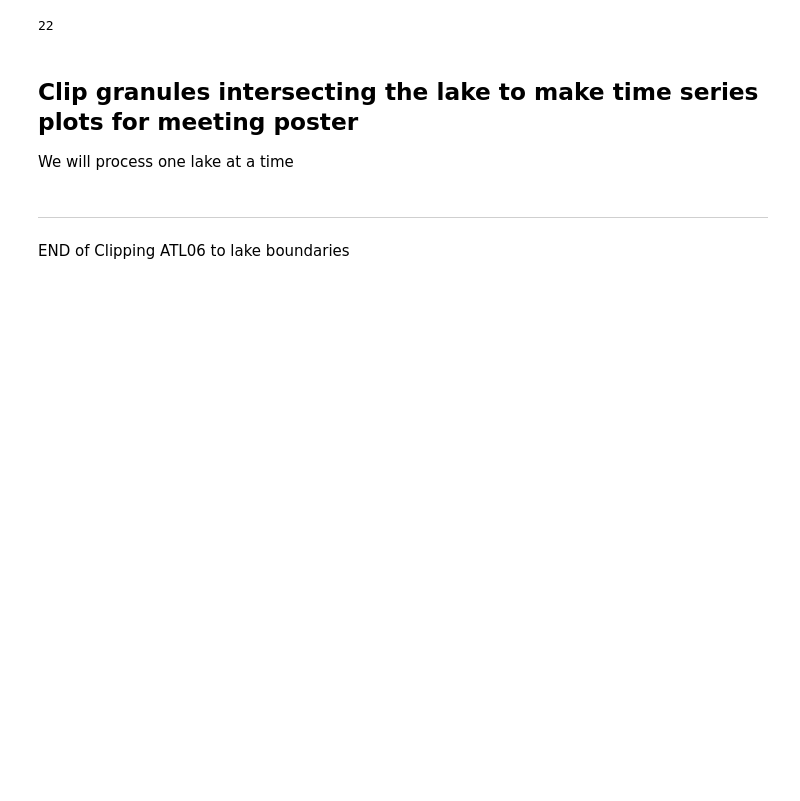
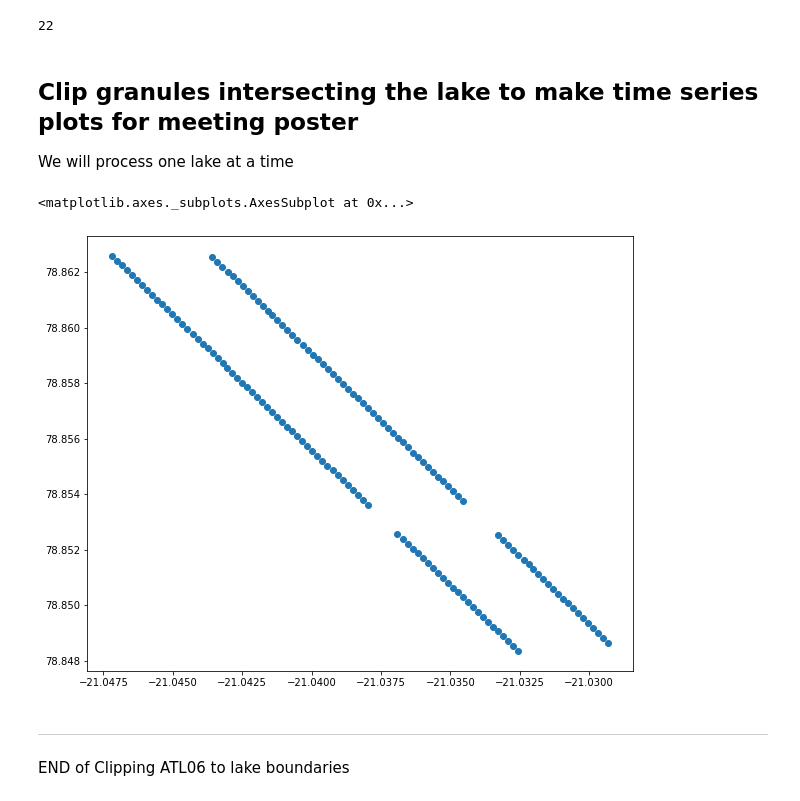
Before and after one commit to bidhya/icesat2, a Jupyter notebook: 31_Greenland_Clip_and_Explore Lake data.ipynb, the cells around one changed output. Cells and saved outputs as stored; diff of their text form; code cells hidden in the pictures; blank space fills up the shorter version.

```diff
--- a/31_Greenland_Clip_and_Explore Lake data.ipynb
+++ b/31_Greenland_Clip_and_Explore Lake data.ipynb
@@ -76,6 +86,12 @@ for fname in shp_files:
         outside_files.append(fname)
 # print('These are the granules that are outside of our area of interest')
 # print(outside_files)
+# %%
+ax = gpd.clip(gdf, lake).plot()
+lake
+# %% [output]
+<matplotlib.axes._subplots.AxesSubplot at 0x...>
+[figure, added]
 # %% [markdown]
 ---
 END of Clipping ATL06 to lake boundaries
```
Also changed, not shown: parts of 4 cells of this notebook, 1 other file.
